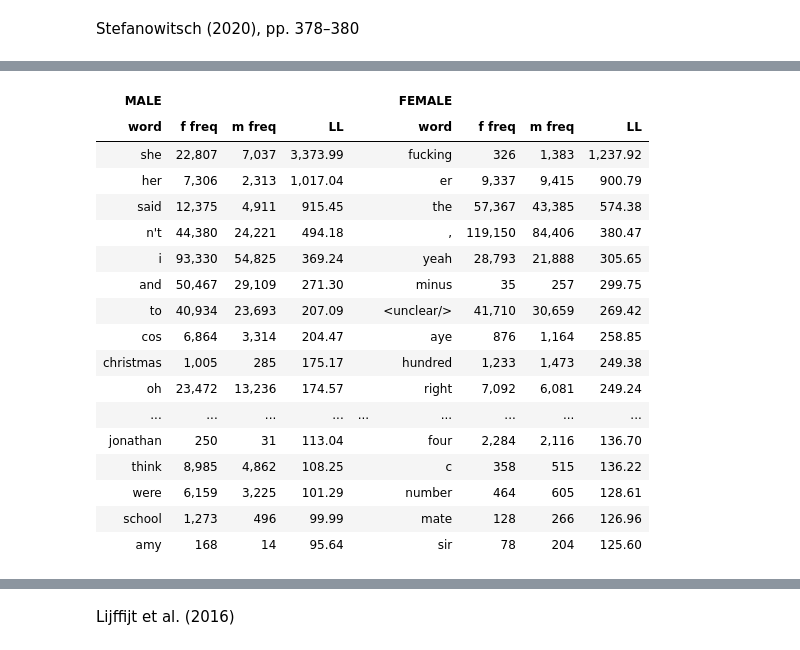
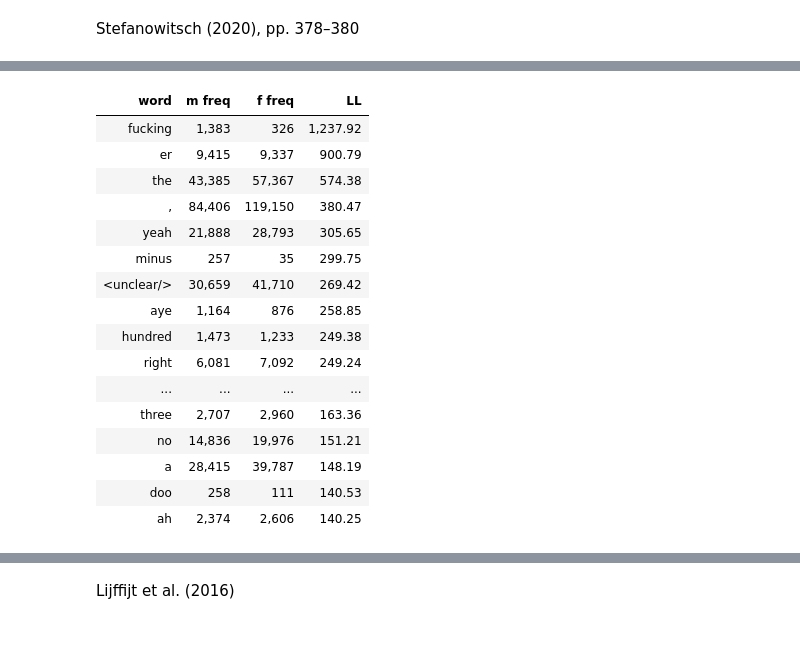
Before and after one commit to rmalouf/polars_corpus, a Jupyter notebook: examples/keywords.ipynb, the cells around one changed output, grey strips where cells are left out. Cells and saved outputs as stored; diff of their text form; code cells hidden in the pictures.

```diff
--- a/examples/keywords.ipynb
+++ b/examples/keywords.ipynb
@@ -120,4 +120,10 @@ SignificanceResult(statistic=np.float64(1.1794379252713856), pvalue=np.float64(8
 # %% [markdown]
 Stefanowitsch (2020), pp. 378–380
 # %%
-freq_table = plc.crosstab(bnc, "norm", "sex")
+male_keywords = plc.keywords(
+    target = bnc.filter(pl.col('sex')=='m'),
+    reference= bnc.filter(pl.col('sex')=='f'),
+    method='ll',
+    term=pl.col('token').str.to_lowercase()
+)
+male_keywords
@@ -130,72 +168,42 @@ ll = (
 # %%
-f12 = pl.col("freqs").struct.field("f12")
-
-lex = ll.select("norm", "sex", f12.alias("f12")).pivot(on="sex", index="norm")
-
-male = (
-    ll.filter(
-        pl.col("sex") == "m",
-    )
-    .select("norm", "LL")
-    .join(lex, on="norm", how="left")
-    .head(25)
-    .select(pl.all().name.suffix("_m"))
-)
-
-female = (
-    ll.filter(
-        pl.col("sex") == "f",
-    )
-    .select("norm", "LL")
-    .join(lex, on="norm", how="left")
-    .head(25)
-)
-
 tbl = (
-    pl.concat([male, female], how="horizontal")
-    .with_columns(pl.lit("").alias("spacer"))
-    .select("norm_m", "f_m", "m_m", "LL_m", "spacer", "norm", "f", "m", "LL")
-    .style.fmt_number(["LL_m", "LL"], decimals=2)
-    .fmt_integer(["f_m", "m_m", "f", "m"], use_seps=True)
-    .fmt(html.escape, columns=["norm_m", "norm"])
-    .tab_spanner("MALE", ["norm_m", "f_m", "m_m", "LL_m"])
-    .tab_spanner("FEMALE", ["norm", "f", "m", "LL"])
+    male_keywords.head(20)
+    .select("token",
+            pl.col('freqs').struct.field('f12').alias('male_freq'),
+            (pl.col('freqs').struct.field('f1')-pl.col('freqs').struct.field('f12')).alias('female_freq'),
+            'LogLik')
+    .style.fmt_number(["LogLik"], decimals=2)
+    .fmt_integer(["male_freq", "female_freq"], use_seps=True)
+    .fmt(html.escape, columns=["token"])
     .cols_label(
         {
-            "norm_m": "word",
-            "LL_m": "LL",
-            "norm": "word",
-            "spacer": "",
-            "f_m": "f freq",
-            "m_m": "m freq",
-            "f": "f freq",
-            "m": "m freq",
+            "token": "word",
+            "LogLik": "LL",
+            "male_freq": "m freq",
+            "female_freq": "f freq",
         }
-    )
-    .tab_style(
-        style=gt.style.css("width:50px"), locations=gt.loc.body(columns=["spacer"])
     )
     .opt_row_striping()
     .opt_vertical_padding(0.6)
 )
 
-tbl.save("LL")
+#tbl.save("LL")
+tbl
 # %% [output]
-| MALE |  |  |  |  | FEMALE |  |  |  |
-| word | f freq | m freq | LL |  | word | f freq | m freq | LL |
-| she | 22,807 | 7,037 | 3,373.99 |  | fucking | 326 | 1,383 | 1,237.92 |
-| her | 7,306 | 2,313 | 1,017.04 |  | er | 9,337 | 9,415 | 900.79 |
-| said | 12,375 | 4,911 | 915.45 |  | the | 57,367 | 43,385 | 574.38 |
-| n't | 44,380 | 24,221 | 494.18 |  | , | 119,150 | 84,406 | 380.47 |
-| i | 93,330 | 54,825 | 369.24 |  | yeah | 28,793 | 21,888 | 305.65 |
-| and | 50,467 | 29,109 | 271.30 |  | minus | 35 | 257 | 299.75 |
-| to | 40,934 | 23,693 | 207.09 |  | <unclear/> | 41,710 | 30,659 | 269.42 |
-| cos | 6,864 | 3,314 | 204.47 |  | aye | 876 | 1,164 | 258.85 |
-| christmas | 1,005 | 285 | 175.17 |  | hundred | 1,233 | 1,473 | 249.38 |
-| oh | 23,472 | 13,236 | 174.57 |  | right | 7,092 | 6,081 | 249.24 |
-| ... | ... | ... | ... | ... | ... | ... | ... | ... |
-| jonathan | 250 | 31 | 113.04 |  | four | 2,284 | 2,116 | 136.70 |
-| think | 8,985 | 4,862 | 108.25 |  | c | 358 | 515 | 136.22 |
-| were | 6,159 | 3,225 | 101.29 |  | number | 464 | 605 | 128.61 |
-| school | 1,273 | 496 | 99.99 |  | mate | 128 | 266 | 126.96 |
-| amy | 168 | 14 | 95.64 |  | sir | 78 | 204 | 125.60 |
+| word | m freq | f freq | LL |
+| fucking | 1,383 | 326 | 1,237.92 |
+| er | 9,415 | 9,337 | 900.79 |
+| the | 43,385 | 57,367 | 574.38 |
+| , | 84,406 | 119,150 | 380.47 |
+| yeah | 21,888 | 28,793 | 305.65 |
+| minus | 257 | 35 | 299.75 |
+| <unclear/> | 30,659 | 41,710 | 269.42 |
+| aye | 1,164 | 876 | 258.85 |
+| hundred | 1,473 | 1,233 | 249.38 |
+| right | 6,081 | 7,092 | 249.24 |
+| ... | ... | ... | ... |
+| three | 2,707 | 2,960 | 163.36 |
+| no | 14,836 | 19,976 | 151.21 |
+| a | 28,415 | 39,787 | 148.19 |
+| doo | 258 | 111 | 140.53 |
+| ah | 2,374 | 2,606 | 140.25 |
```
Also changed, not shown: parts of 7 cells of this notebook, 4 other files.
